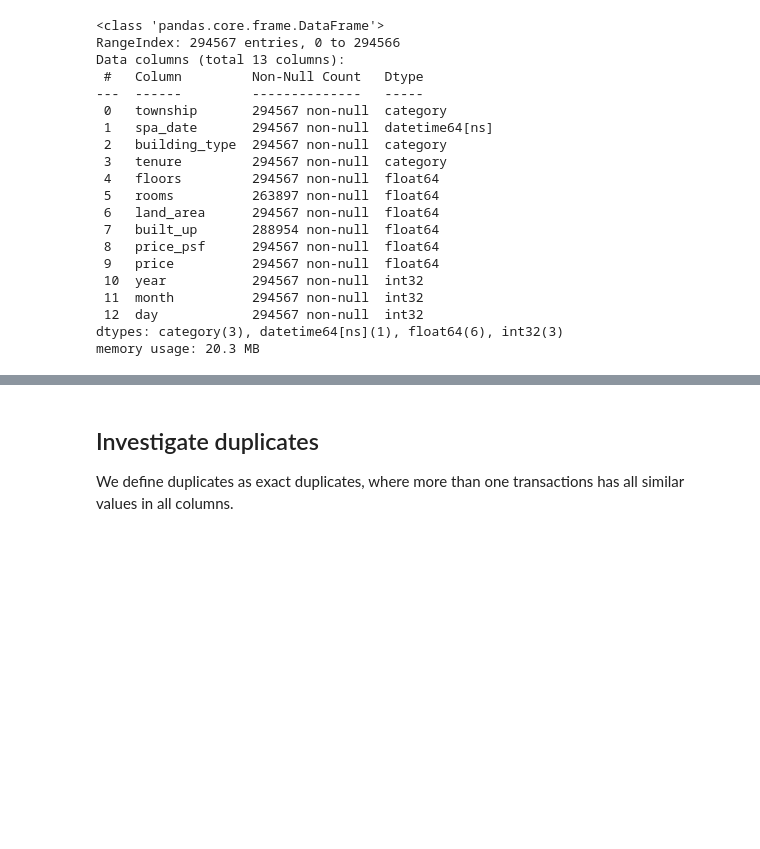
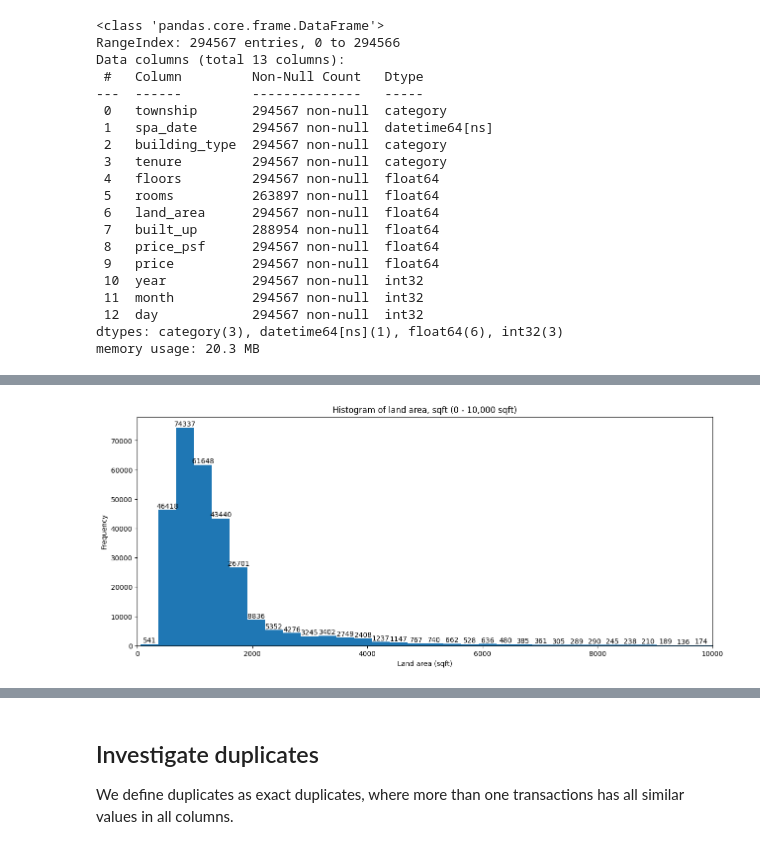
Before and after one commit to yuenherny/kl-house-price-forecasting, a Jupyter notebook: notebooks/03 - Data Cleaning 1.ipynb, the cells around one changed output, grey strips where cells are left out. Cells and saved outputs as stored; diff of their text form; code cells hidden in the pictures; blank space fills up the shorter version.

```diff
--- a/notebooks/03 - Data Cleaning 1.ipynb
+++ b/notebooks/03 - Data Cleaning 1.ipynb
@@ -292,0 +331,14 @@ memory usage: 20.3 MB
+# %%
+ax = df_transactions['land_area'].plot(
+    kind='hist',
+    xlim=(0, 10_000),
+    bins=2000,
+    figsize=(15, 6),
+    # logy=True,
+    title='Histogram of land area, sqft (0 - 10,000 sqft)',
+    xlabel='Land area (sqft)',
+)
+ax.bar_label(ax.containers[0], fmt='%.0f')
+plt.show()
+# %% [output]
+[figure, added]
```
Also changed, not shown: parts of 6 cells of this notebook.
